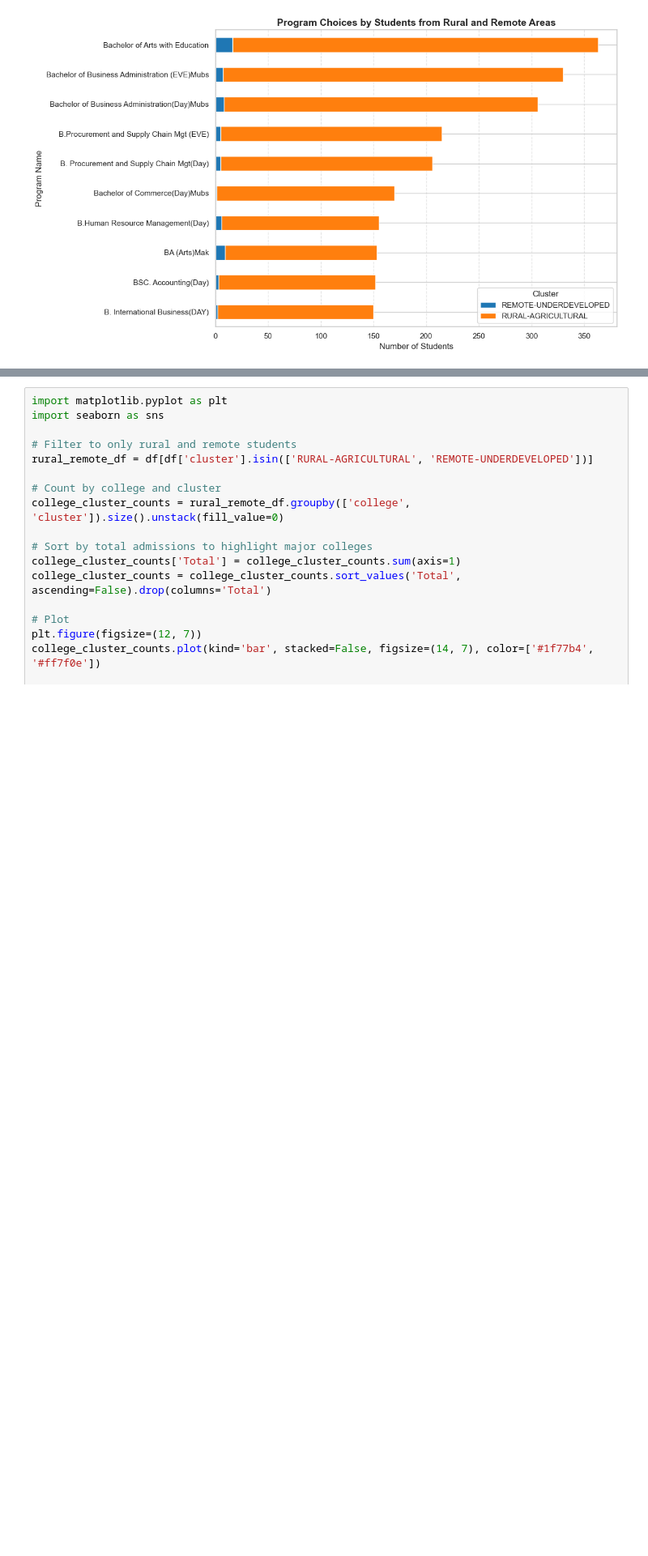
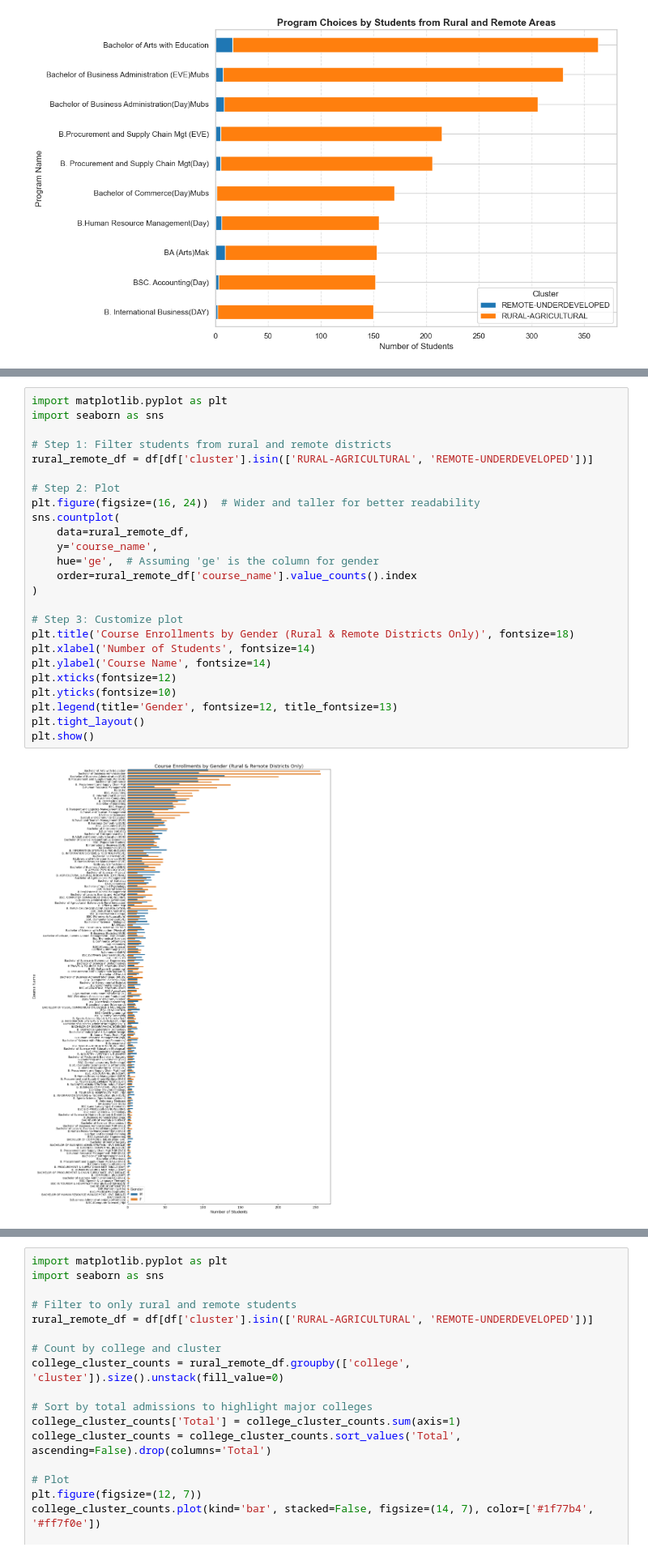
Before and after one commit to AshrafGit256/admission_analysis, a Jupyter notebook: Rural_Remote_Admissions_Analysis.ipynb, the cells around one changed output, grey strips where cells are left out. Shown at 81% size. Saved outputs shown, nothing was run; the diff lists cells and outputs as text; blank space fills up the shorter version.

```diff
--- a/Rural_Remote_Admissions_Analysis.ipynb
+++ b/Rural_Remote_Admissions_Analysis.ipynb
@@ -287,0 +306,27 @@ plt.show()
+# %%
+import matplotlib.pyplot as plt
+import seaborn as sns
+
+# Step 1: Filter students from rural and remote districts
+rural_remote_df = df[df['cluster'].isin(['RURAL-AGRICULTURAL', 'REMOTE-UNDERDEVELOPED'])]
+
+# Step 2: Plot
+plt.figure(figsize=(16, 24))  # Wider and taller for better readability
+sns.countplot(
+    data=rural_remote_df,
+    y='course_name',
+    hue='ge',  # Assuming 'ge' is the column for gender
+    order=rural_remote_df['course_name'].value_counts().index
+)
+
+# Step 3: Customize plot
+plt.title('Course Enrollments by Gender (Rural & Remote Districts Only)', fontsize=18)
+plt.xlabel('Number of Students', fontsize=14)
+plt.ylabel('Course Name', fontsize=14)
+plt.xticks(fontsize=12)
+plt.yticks(fontsize=10)
+plt.legend(title='Gender', fontsize=12, title_fontsize=13)
+plt.tight_layout()
+plt.show()
+# %% [output]
+[figure, added]
```
Also changed, not shown: parts of 4 cells of this notebook, 47 other files.
